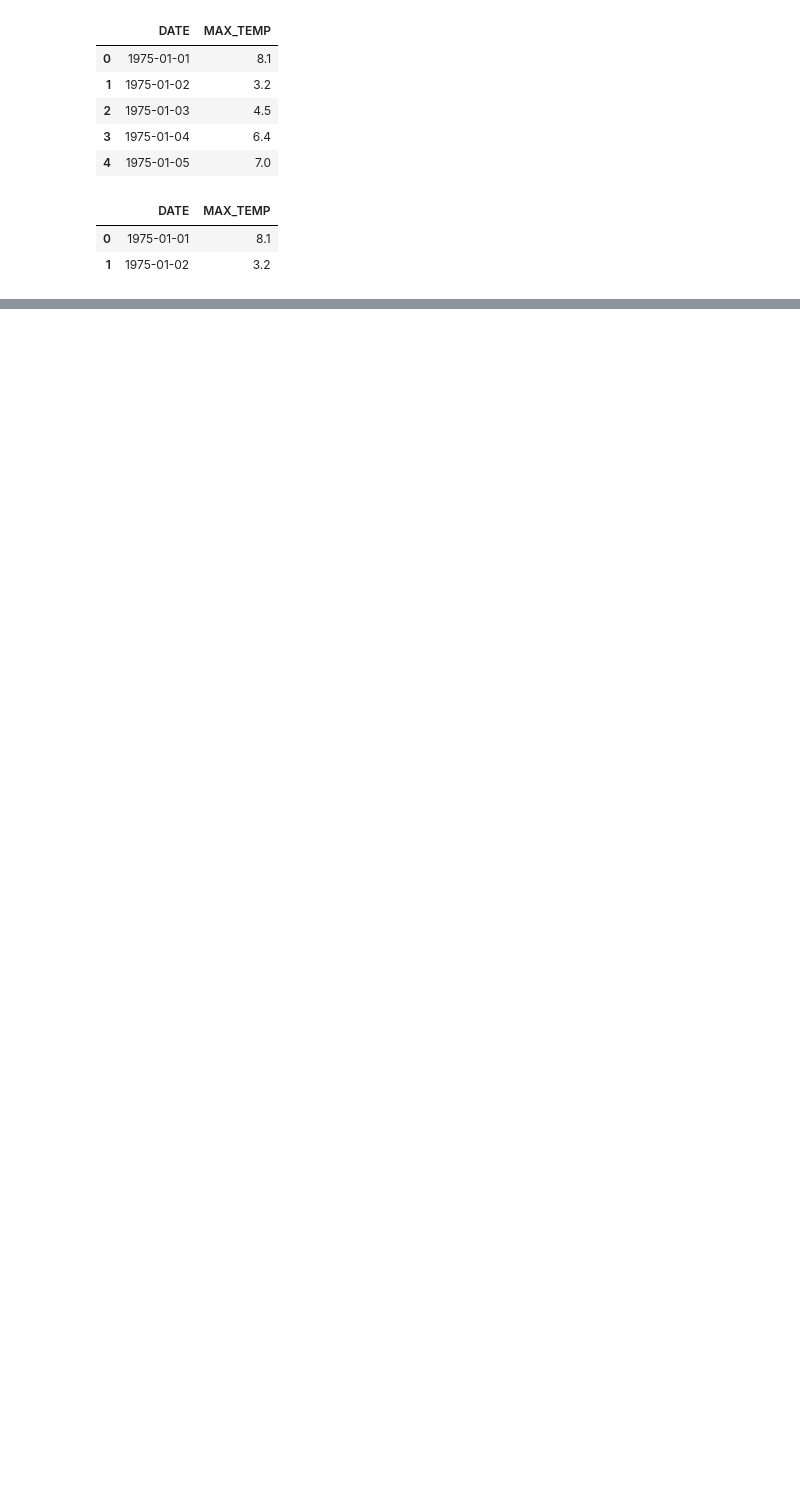
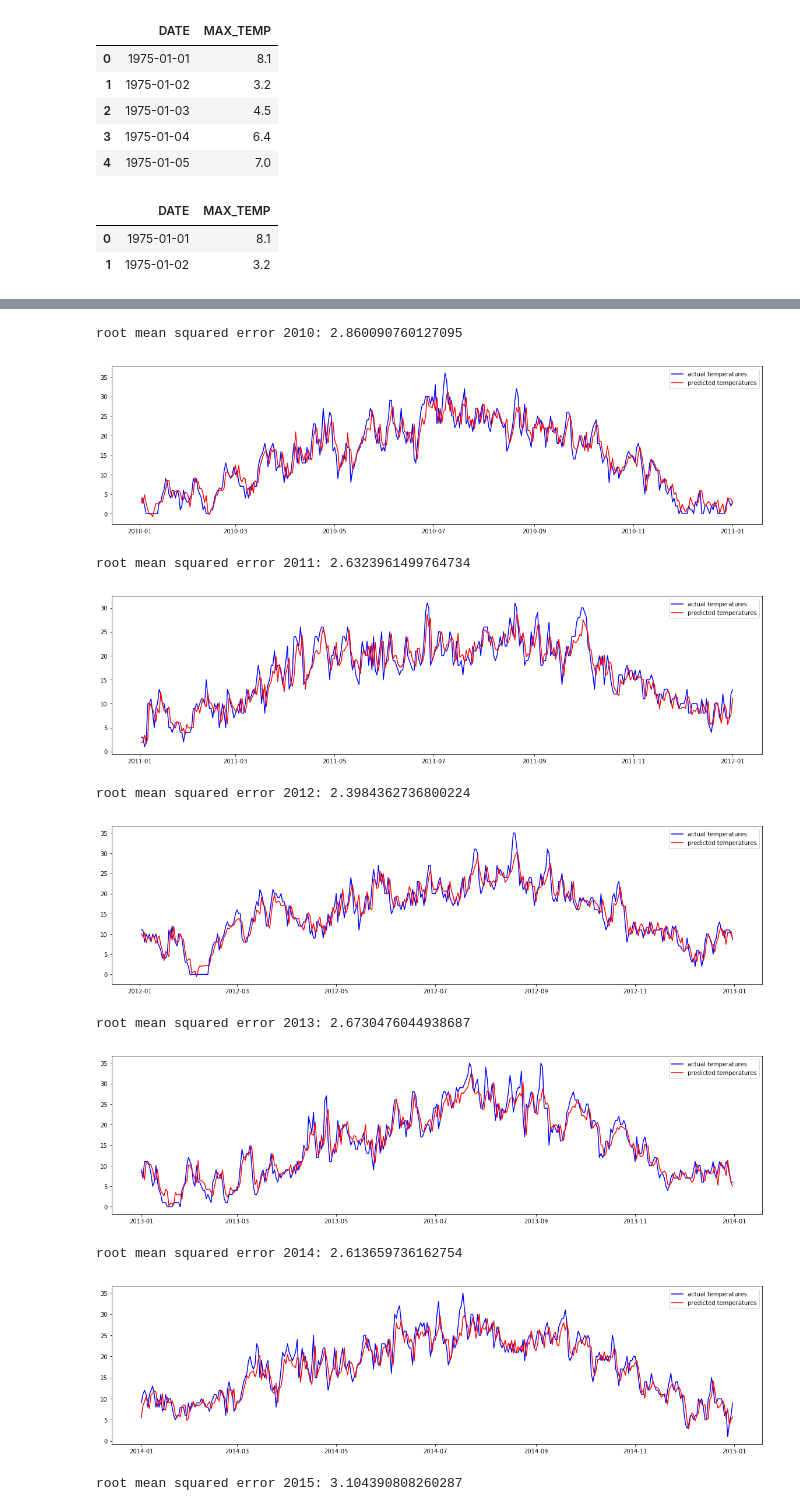
Before and after one commit to VincentVillet/temperatures-predictions, a Jupyter notebook: random_forest_prediction.ipynb, the cells around one changed output, grey strips where cells are left out. Cells and saved outputs as stored; diff of their text form; code cells hidden in the pictures; blank space fills up the shorter version.

```diff
--- a/random_forest_prediction.ipynb
+++ b/random_forest_prediction.ipynb
@@ -160,0 +154,27 @@ root mean squared error: 2.6682466506184386
+# %%
+rmse_list = []
+for i in range(10):
+    year = 2010 + i
+    y_test_year = y_test[i*365:min(len(y_test), (i+1)*365)]
+    y_pred_year = y_pred[i*365:min(len(y_pred), (i+1)*365)]
+    rmse = math.sqrt(mean_squared_error(y_pred_year, y_test_year))
+    print("root mean squared error {}: {}".format(year, rmse))
+
+    dates = meteo_df_test["DATE"].values[i*365:min(len(y_test), (i+1)*365)]
+    plot_meteo_pred(y_test_year, y_pred_year, dates)
+    rmse_list.append(rmse)
+
+plt.plot(np.arange(2010, 2020, 1), rmse_list)
+plt.show()
+# %% [output]
+root mean squared error 2010: 2.860090760127095
+[figure, added]
+root mean squared error 2011: 2.6323961499764734
+[figure, added]
+root mean squared error 2012: 2.3984362736800224
+[figure, added]
+root mean squared error 2013: 2.6730476044938687
+[figure, added]
+root mean squared error 2014: 2.613659736162754
+[figure, added]
+root mean squared error 2015: 3.104390808260287
```
Also changed, not shown: parts of 15 cells of this notebook.
